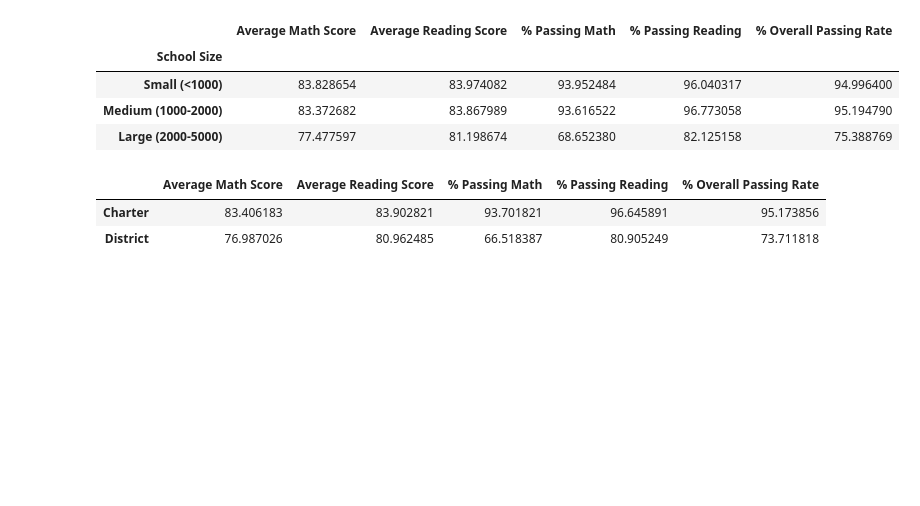
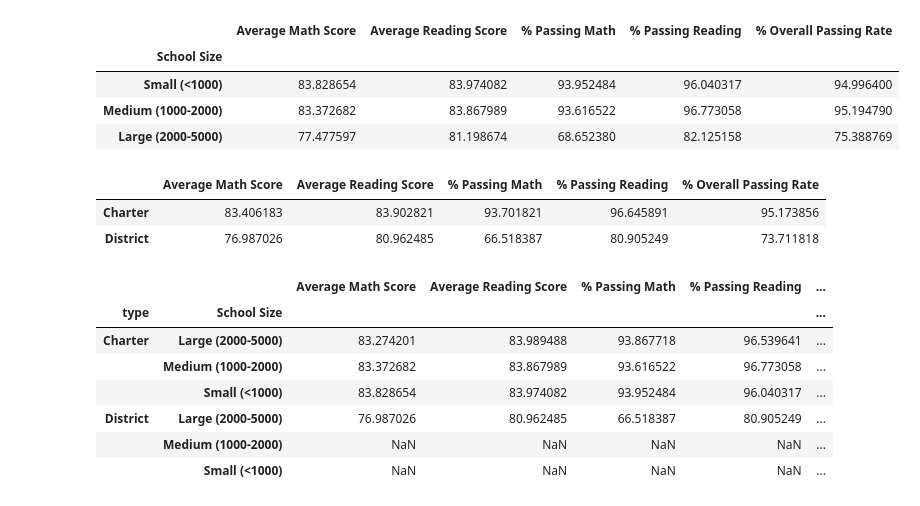
Before and after one commit to dialsilv/pandas-challenge, a Jupyter notebook: PyCitySchools/PyCitySchools.ipynb, the cells around one changed output. Cells and saved outputs as stored; diff of their text form; code cells hidden in the pictures; blank space fills up the shorter version.

```diff
--- a/PyCitySchools/PyCitySchools.ipynb
+++ b/PyCitySchools/PyCitySchools.ipynb
@@ -355,3 +383,37 @@ school_summary_type
 |  | Average Math Score | Average Reading Score | % Passing Math | % Passing Reading | % Overall Passing Rate |
 | Charter | 83.406183 | 83.902821 | 93.701821 | 96.645891 | 95.173856 |
 | District | 76.987026 | 80.962485 | 66.518387 | 80.905249 | 73.711818 |
+# %%
+# TABLE SCORES BY SCHOOL TYPE AND SCHOOL SIZE
+
+# Calculate stats
+school_avg_math_type_sz = school_data_complete.groupby(['type','School Size'])['math_score'].mean()
+school_avg_read_type_sz = school_data_complete.groupby(['type','School Size'])['reading_score'].mean()
+
+school_sum_students_type_sz = school_data_complete.groupby(['type','School Size'])['Student ID'].count()
+school_num_pass_math_type_sz = school_data_complete.groupby(['type','School Size'])['math_score'].apply(lambda x: x[x >= 70].count())
+school_percent_pass_math_type_sz = school_num_pass_math_type_sz / school_sum_students_type_sz * 100
+
+school_num_pass_read_type_sz = school_data_complete.groupby(['type','School Size'])['reading_score'].apply(lambda x: x[x >= 70].count())
+school_percent_pass_read_type_sz = school_num_pass_read_type_sz / school_sum_students_type_sz * 100
+
+school_percent_overall_type_sz = (school_percent_pass_math_type_sz + school_percent_pass_read_type_sz) / 2
+
+school_summary_type_sz = pd.DataFrame({
+                               "Average Math Score": school_avg_math_type_sz,
+                               "Average Reading Score": school_avg_read_type_sz,
+                               "% Passing Math": school_percent_pass_math_type_sz,
+                               "% Passing Reading": school_percent_pass_read_type_sz,
+                               "% Overall Passing Rate": school_percent_overall_type_sz
+                                })
+
+school_summary_type_sz
+# %% [output]
+|  |  | Average Math Score | Average Reading Score | % Passing Math | % Passing Reading | ... |
+| type | School Size |  |  |  |  | ... |
+| Charter | Large (2000-5000) | 83.274201 | 83.989488 | 93.867718 | 96.539641 | ... |
+|  | Medium (1000-2000) | 83.372682 | 83.867989 | 93.616522 | 96.773058 | ... |
+|  | Small (<1000) | 83.828654 | 83.974082 | 93.952484 | 96.040317 | ... |
+| District | Large (2000-5000) | 76.987026 | 80.962485 | 66.518387 | 80.905249 | ... |
+|  | Medium (1000-2000) | NaN | NaN | NaN | NaN | ... |
+|  | Small (<1000) | NaN | NaN | NaN | NaN | ... |
```
Also changed, not shown: parts of 12 cells of this notebook.
